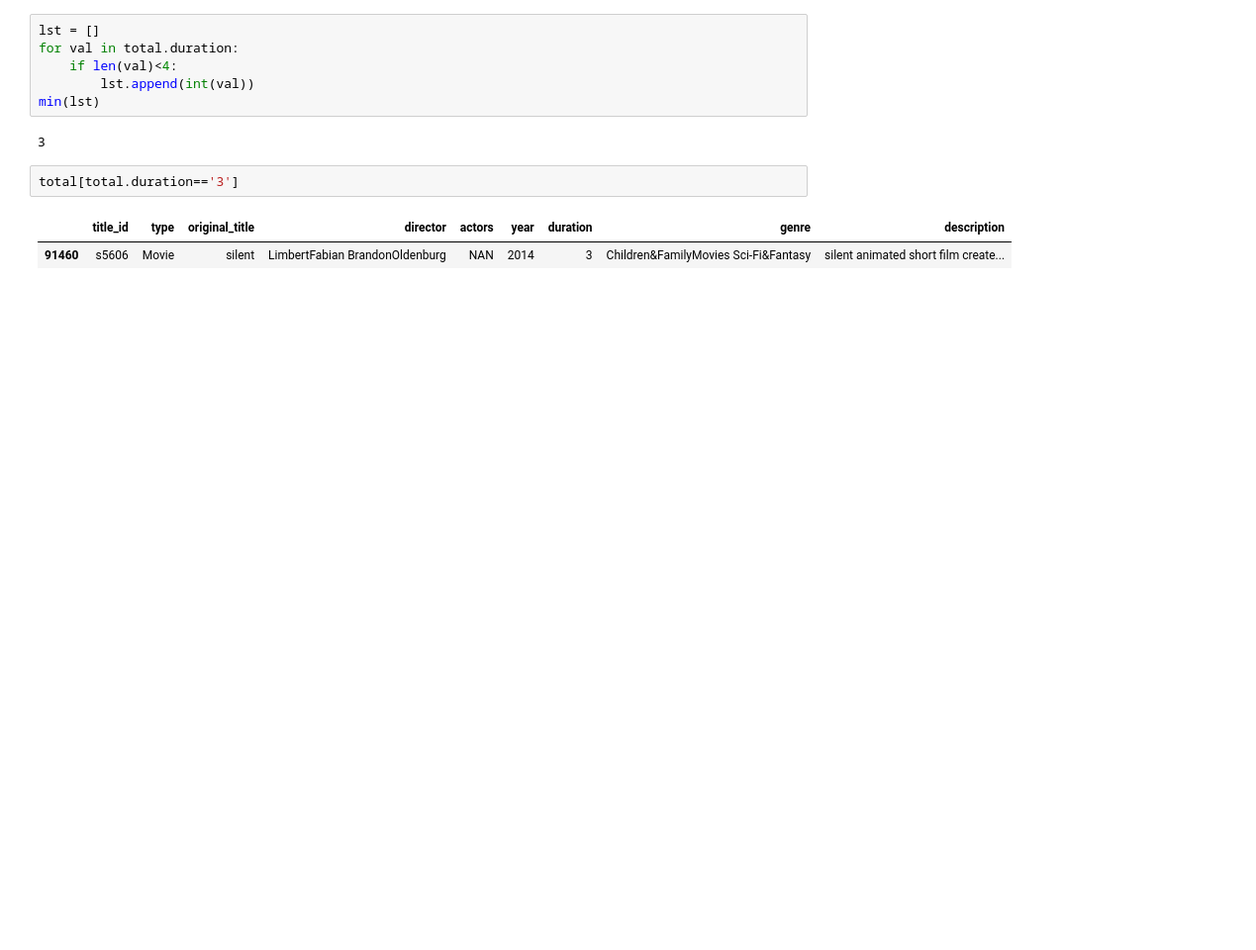
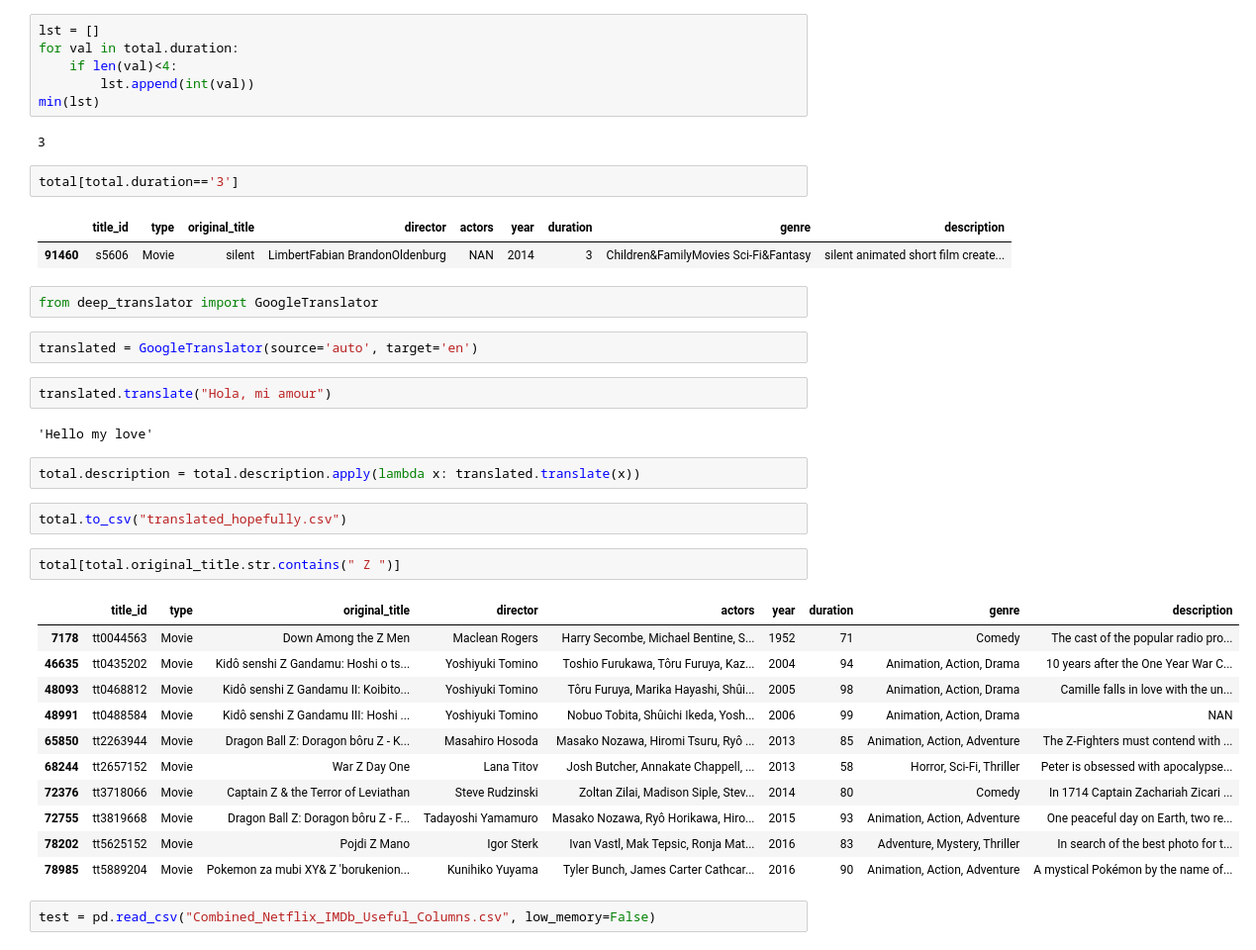
Before and after one commit to JRStingl/Capstone3, a Jupyter notebook: ProgressOnCombined.ipynb, the cells around one changed output. Shown: that part at 99% size. Drawn from its saved outputs; the diff is of its cells as text; blank space fills up the shorter version.

```diff
--- a/ProgressOnCombined.ipynb
+++ b/ProgressOnCombined.ipynb
@@ -179,3 +374,31 @@ total[total.duration=='3']
 # %% [output]
 |  | title_id | type | original_title | director | actors | year | duration | genre | description |
 | 91460 | s5606 | Movie | silent | LimbertFabian BrandonOldenburg | NAN | 2014 | 3 | Children&FamilyMovies Sci-Fi&Fantasy | silent animated short film create... |
+# %%
+from deep_translator import GoogleTranslator
+# %%
+translated = GoogleTranslator(source='auto', target='en')
+# %%
+translated.translate("Hola, mi amour")
+# %% [output]
+'Hello my love'
+# %%
+total.description = total.description.apply(lambda x: translated.translate(x))
+# %%
+total.to_csv("translated_hopefully.csv")
+# %%
+total[total.original_title.str.contains(" Z ")]
+# %% [output]
+|  | title_id | type | original_title | director | actors | year | duration | genre | description |
+| 7178 | tt0044563 | Movie | Down Among the Z Men | Maclean Rogers | Harry Secombe, Michael Bentine, S... | 1952 | 71 | Comedy | The cast of the popular radio pro... |
+| 46635 | tt0435202 | Movie | Kidô senshi Z Gandamu: Hoshi o ts... | Yoshiyuki Tomino | Toshio Furukawa, Tôru Furuya, Kaz... | 2004 | 94 | Animation, Action, Drama | 10 years after the One Year War C... |
+| 48093 | tt0468812 | Movie | Kidô senshi Z Gandamu II: Koibito... | Yoshiyuki Tomino | Tôru Furuya, Marika Hayashi, Shûi... | 2005 | 98 | Animation, Action, Drama | Camille falls in love with the un... |
+| 48991 | tt0488584 | Movie | Kidô senshi Z Gandamu III: Hoshi ... | Yoshiyuki Tomino | Nobuo Tobita, Shûichi Ikeda, Yosh... | 2006 | 99 | Animation, Action, Drama | NAN |
+| 65850 | tt2263944 | Movie | Dragon Ball Z: Doragon bôru Z - K... | Masahiro Hosoda | Masako Nozawa, Hiromi Tsuru, Ryô ... | 2013 | 85 | Animation, Action, Adventure | The Z-Fighters must contend with ... |
+| 68244 | tt2657152 | Movie | War Z Day One | Lana Titov | Josh Butcher, Annakate Chappell, ... | 2013 | 58 | Horror, Sci-Fi, Thriller | Peter is obsessed with apocalypse... |
+| 72376 | tt3718066 | Movie | Captain Z & the Terror of Leviathan | Steve Rudzinski | Zoltan Zilai, Madison Siple, Stev... | 2014 | 80 | Comedy | In 1714 Captain Zachariah Zicari ... |
+| 72755 | tt3819668 | Movie | Dragon Ball Z: Doragon bôru Z - F... | Tadayoshi Yamamuro | Masako Nozawa, Ryô Horikawa, Hiro... | 2015 | 93 | Animation, Action, Adventure | One peaceful day on Earth, two re... |
+| 78202 | tt5625152 | Movie | Pojdi Z Mano | Igor Sterk | Ivan Vastl, Mak Tepsic, Ronja Mat... | 2016 | 83 | Adventure, Mystery, Thriller | In search of the best photo for t... |
+| 78985 | tt5889204 | Movie | Pokemon za mubi XY& Z 'borukenion... | Kunihiko Yuyama | Tyler Bunch, James Carter Cathcar... | 2016 | 90 | Animation, Action, Adventure | A mystical Pokémon by the name of... |
+# %%
+test = pd.read_csv("Combined_Netflix_IMDb_Useful_Columns.csv", low_memory=False)
```
Also changed, not shown: parts of 46 cells of this notebook, 1 other file.
